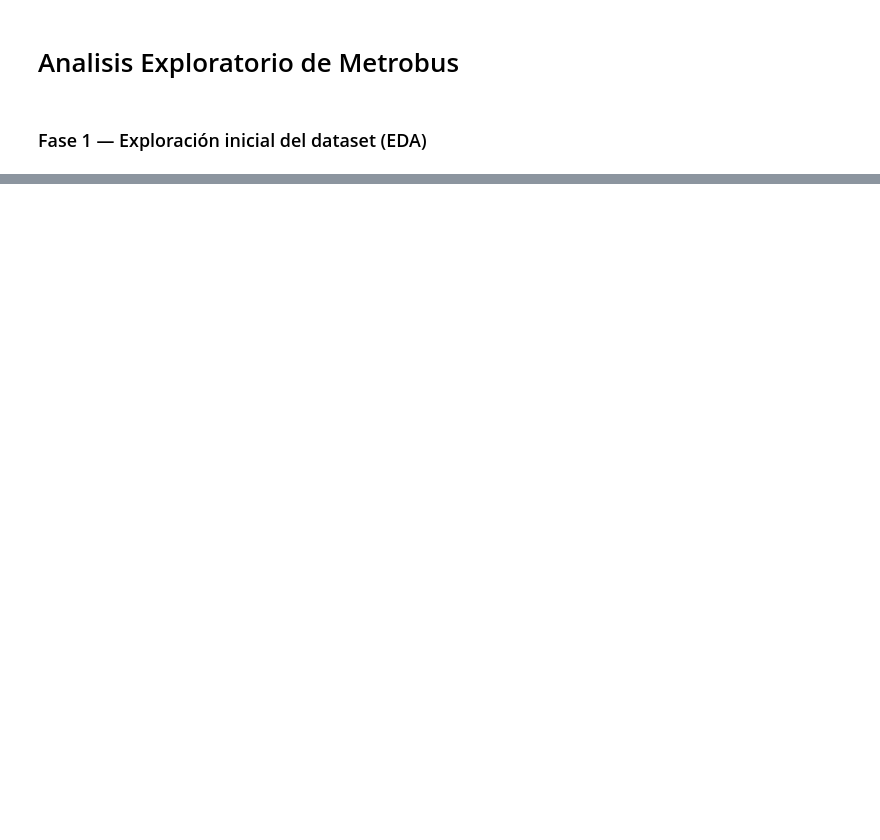
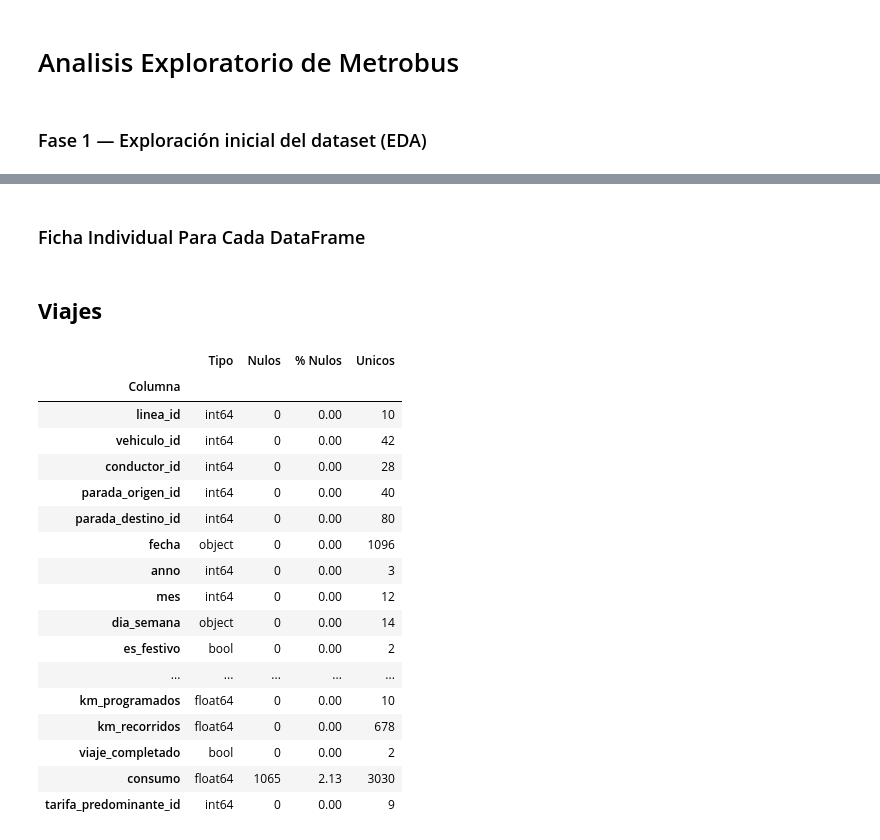
Before and after one commit to Arevaliis/metrobus-data-analytics, a Jupyter notebook: 01_eda.ipynb, the cells around one changed output, grey strips where cells are left out. Cells and saved outputs as stored; diff of their text form; code cells hidden in the pictures; blank space fills up the shorter version.

```diff
--- a/01_eda.ipynb
+++ b/01_eda.ipynb
@@ -79,0 +79,48 @@ df_estructura_general
+# %% [markdown]
+### Ficha Individual Para Cada DataFrame
+# %%
+def calcular_nulos(columna):
+    return columna.isnull().sum()
+
+def calcular_porcentaje_nulos(columna):
+    return round((calcular_nulos(columna)/ columna.size) * 100, 2)
+
+def calcular_valores_unicos(columna):
+    return len(columna.unique())
+# %%
+def crear_tabla_metadatos(df):
+
+    return pd.DataFrame(
+                data= {
+                        'Columna': df.columns,
+                        'Tipo': df.dtypes,
+                        'Nulos': df.apply(calcular_nulos, axis=0),
+                        '% Nulos': df.apply(calcular_porcentaje_nulos, axis=0),
+                        'Unicos': df.apply(calcular_valores_unicos, axis=0)
+
+                    }
+                ).set_index('Columna')
+# %% [markdown]
+## **Viajes**
+# %%
+df_viajes_metadatos = crear_tabla_metadatos(df_viajes)
+df_viajes_metadatos
+# %% [output]
+|  | Tipo | Nulos | % Nulos | Unicos |
+| Columna |  |  |  |  |
+| linea_id | int64 | 0 | 0.00 | 10 |
+| vehiculo_id | int64 | 0 | 0.00 | 42 |
+| conductor_id | int64 | 0 | 0.00 | 28 |
+| parada_origen_id | int64 | 0 | 0.00 | 40 |
+| parada_destino_id | int64 | 0 | 0.00 | 80 |
+| fecha | object | 0 | 0.00 | 1096 |
+| anno | int64 | 0 | 0.00 | 3 |
+| mes | int64 | 0 | 0.00 | 12 |
+| dia_semana | object | 0 | 0.00 | 14 |
+| es_festivo | bool | 0 | 0.00 | 2 |
+| ... | ... | ... | ... | ... |
+| km_programados | float64 | 0 | 0.00 | 10 |
+| km_recorridos | float64 | 0 | 0.00 | 678 |
+| viaje_completado | bool | 0 | 0.00 | 2 |
+| consumo | float64 | 1065 | 2.13 | 3030 |
+| tarifa_predominante_id | int64 | 0 | 0.00 | 9 |
```
Also changed, not shown: parts of 48 cells of this notebook.
